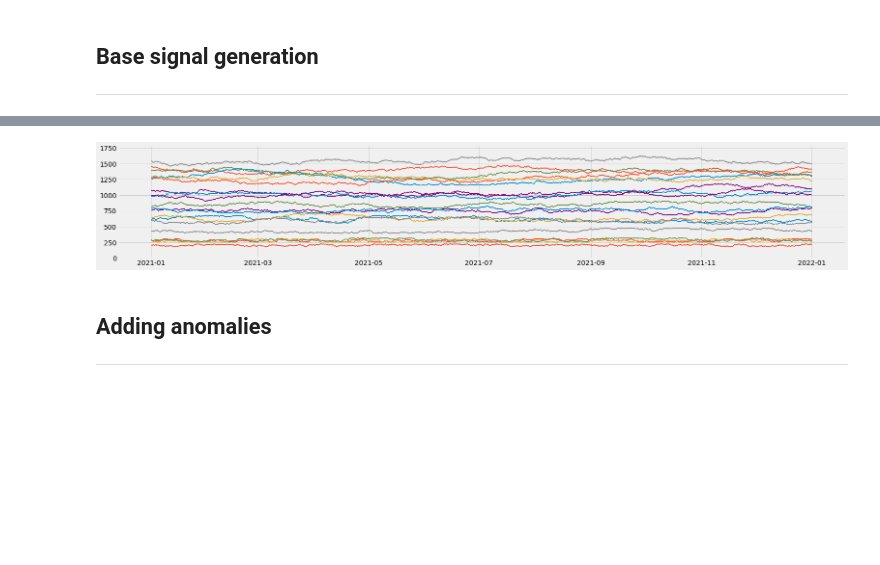
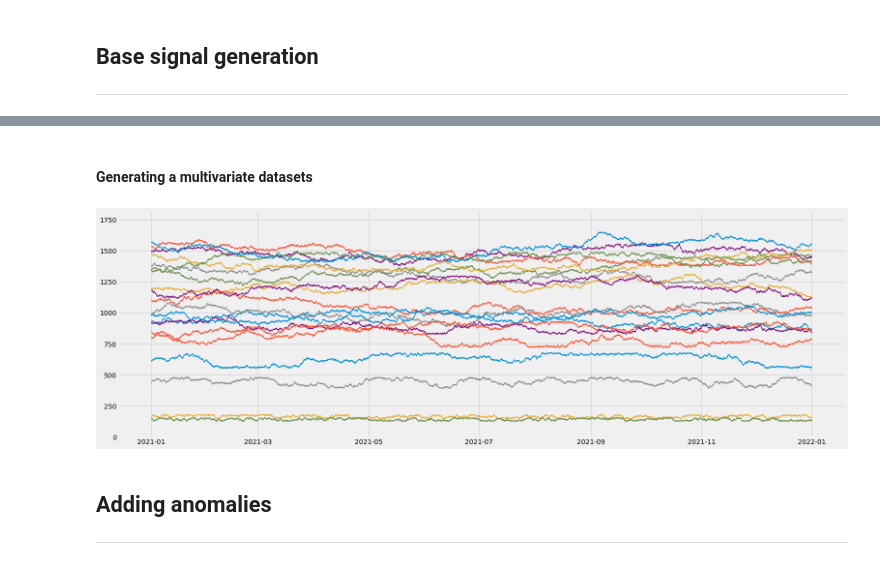
Before and after one commit to michaelhoarau/smarter-anomaly-detection, a Jupyter notebook: notebooks/completed-notebooks/synthetic_0_data_generation.ipynb, the cells around one changed output, grey strips where cells are left out. Saved outputs shown, nothing was run; the diff lists cells and outputs as text; code cells hidden in the pictures; blank space fills up the shorter version.

```diff
--- a/notebooks/completed-notebooks/synthetic_0_data_generation.ipynb
+++ b/notebooks/completed-notebooks/synthetic_0_data_generation.ipynb
@@ -19,7 +19,7 @@ colors = prop_cycle.by_key()['color']
 plt.rcParams['lines.linewidth'] = 1.0
 # %%
 START = '2021-01-01 00:00'
-END   = '2021-12-31 23:55'
+END   = '2021-12-31 23:50'
 
 # Set the frequency using this format in minutes:
 FREQ = '10min'
@@ -32,0 +35,7 @@ df = df.set_index('timestamp')
+# %%
+df['value'] = np.random.normal(0, 1, len(index))
+
+fig = plt.figure(figsize=(16,4))
+plt.plot(df)
+plt.title('Random values')
+plt.show()
@@ -33,13 +47,13 @@ df = df.set_index('timestamp')
 # %%
 def generate_random_walk(
     num_values,
-    start_value=0,
-    step_size=1,
-    threshold=0.5,
+    start=0,
+    step=1,
+    probability=0.5,
     min_value=-np.inf,
     max_value=np.inf
 ):
-    previous_value = start_value
+    previous_value = start
     array = np.zeros((num_values,))
     for index in range(num_values):
         if previous_value < min_value:
@@ -47,11 +61,11 @@ def generate_random_walk(
         if previous_value > max_value:
             previous_value = max_value
 
-        probability = random.random()
-        if probability >= threshold:
-            array[index] = previous_value + step_size
+        p = random.random()
+        if p >= probability:
+            array[index] = previous_value + step
         else:
-            array[index] = previous_value - step_size
+            array[index] = previous_value - step
 
         previous_value = array[index]
 
@@ -59,22 +95,32 @@ def generate_random_walk(
+# %% [markdown]
+#### Generating a multivariate datasets
 # %%
 NUM_TIMESERIES = 20
 STARTS = np.random.rand(NUM_TIMESERIES,) * 1500 + 100
 
+df = df.drop('value', axis='columns')
 for i in range(NUM_TIMESERIES):
     START = STARTS[i]
     STEP = abs(STARTS.max() / 2000.0)
     MIN = START * 0.9
     MAX = START * 1.1
 
-    values = generate_random_walk(df.shape[0], start_value=START, threshold=0.5, step_size=STEP, min_value=MIN, max_value=MAX)
+    values = generate_random_walk(
+        df.shape[0],
+        start=START,
+        probability=0.5,
+        step=STEP,
+        min_value=MIN,
+        max_value=MAX
+    )
     df[f'signal_{i:02}'] = values
 
-fig = plt.figure(figsize=(24,4))
+fig = plt.figure(figsize=(24,8))
 plt.plot(df)
 plt.ylim(0, df.max().max()*1.1)
 plt.show()
 # %% [output]
-[figure, old version]
+[figure, new version]
 # %% [markdown]
 ## Adding anomalies
 ---
```
Also changed, not shown: parts of 10 cells of this notebook, 1 other file.
